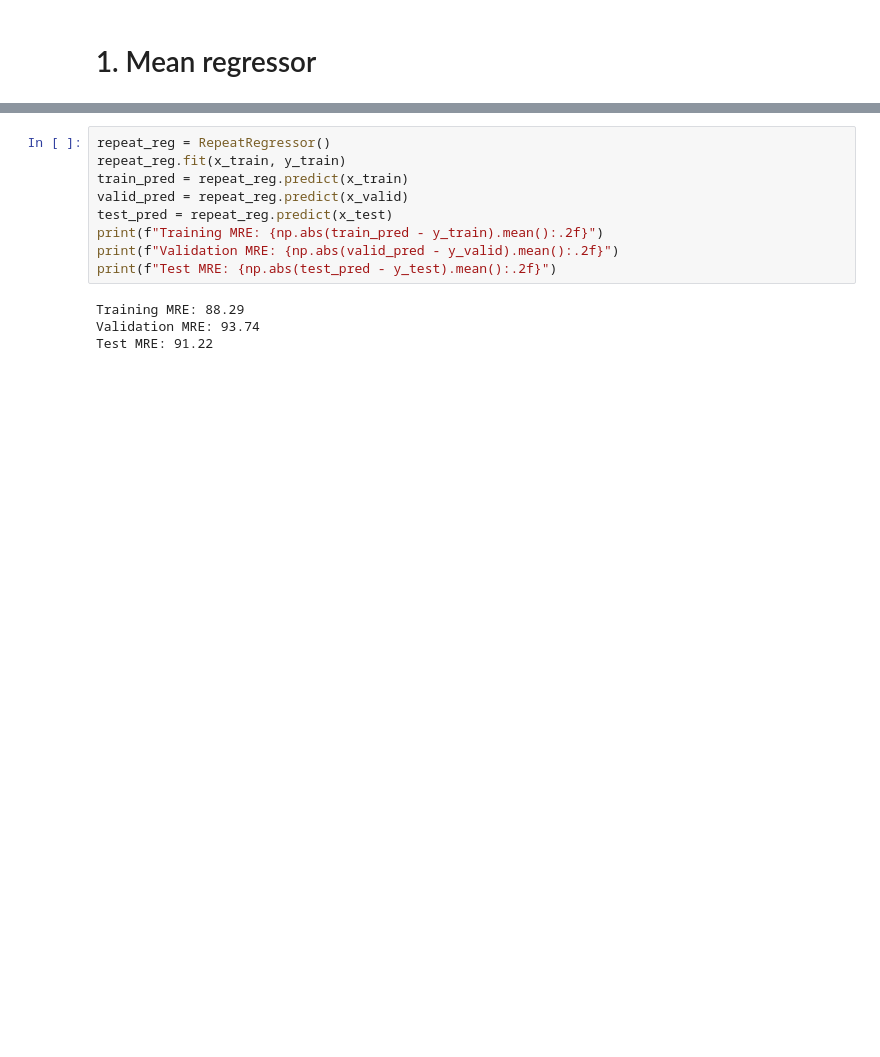
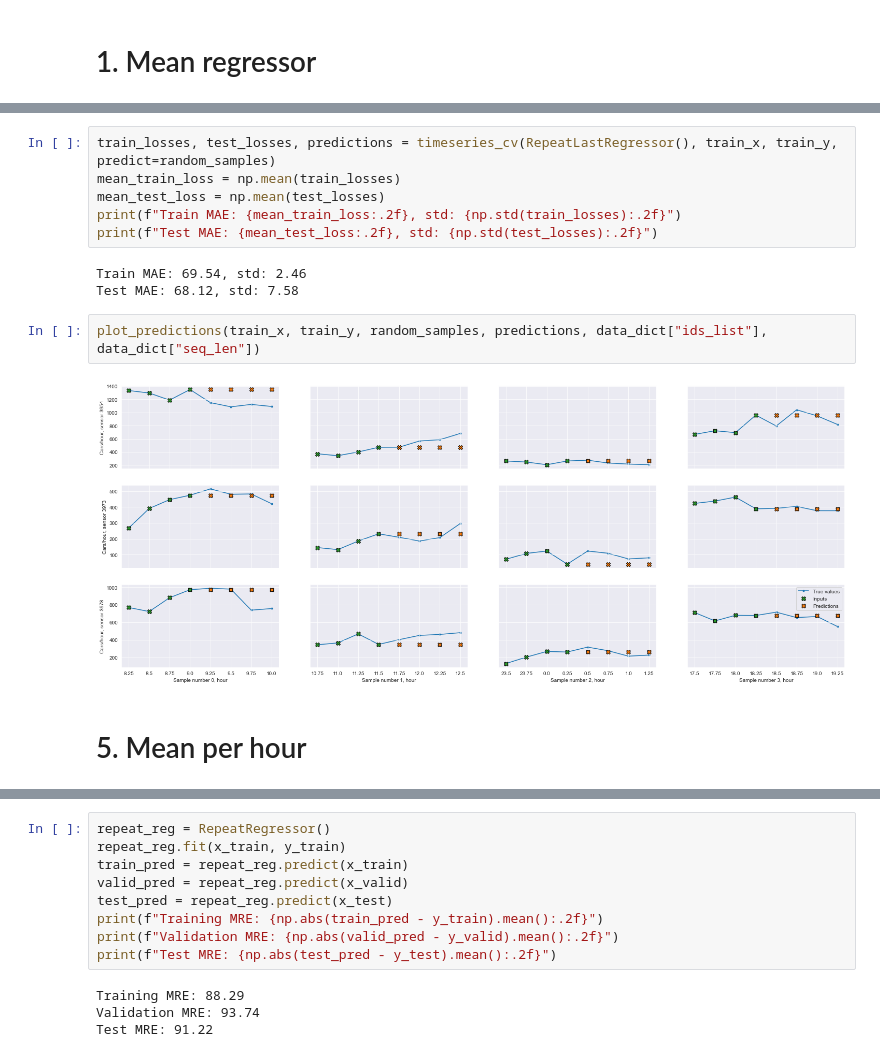
Before and after one commit to elena-sg/madrid-traffic, a Jupyter notebook: notebooks/04-baseline-models.ipynb, the cells around one changed output, grey strips where cells are left out. Saved outputs shown, nothing was run; the diff lists cells and outputs as text; blank space fills up the shorter version.

```diff
--- a/notebooks/04-baseline-models.ipynb
+++ b/notebooks/04-baseline-models.ipynb
@@ -59,0 +109,15 @@ y_test = test_data.y[:, :, :, [0]]
+# %%
+train_losses, test_losses, predictions = timeseries_cv(RepeatLastRegressor(), train_x, train_y, predict=random_samples)
+mean_train_loss = np.mean(train_losses)
+mean_test_loss = np.mean(test_losses)
+print(f"Train MAE: {mean_train_loss:.2f}, std: {np.std(train_losses):.2f}")
+print(f"Test MAE: {mean_test_loss:.2f}, std: {np.std(test_losses):.2f}")
+# %% [output]
+Train MAE: 69.54, std: 2.46
+Test MAE: 68.12, std: 7.58
+# %%
+plot_predictions(train_x, train_y, random_samples, predictions, data_dict["ids_list"], data_dict["seq_len"])
+# %% [output]
+[figure, added]
+# %% [markdown]
+# 5. Mean per hour
```
Also changed, not shown: parts of 50 cells of this notebook, 5 other files.
